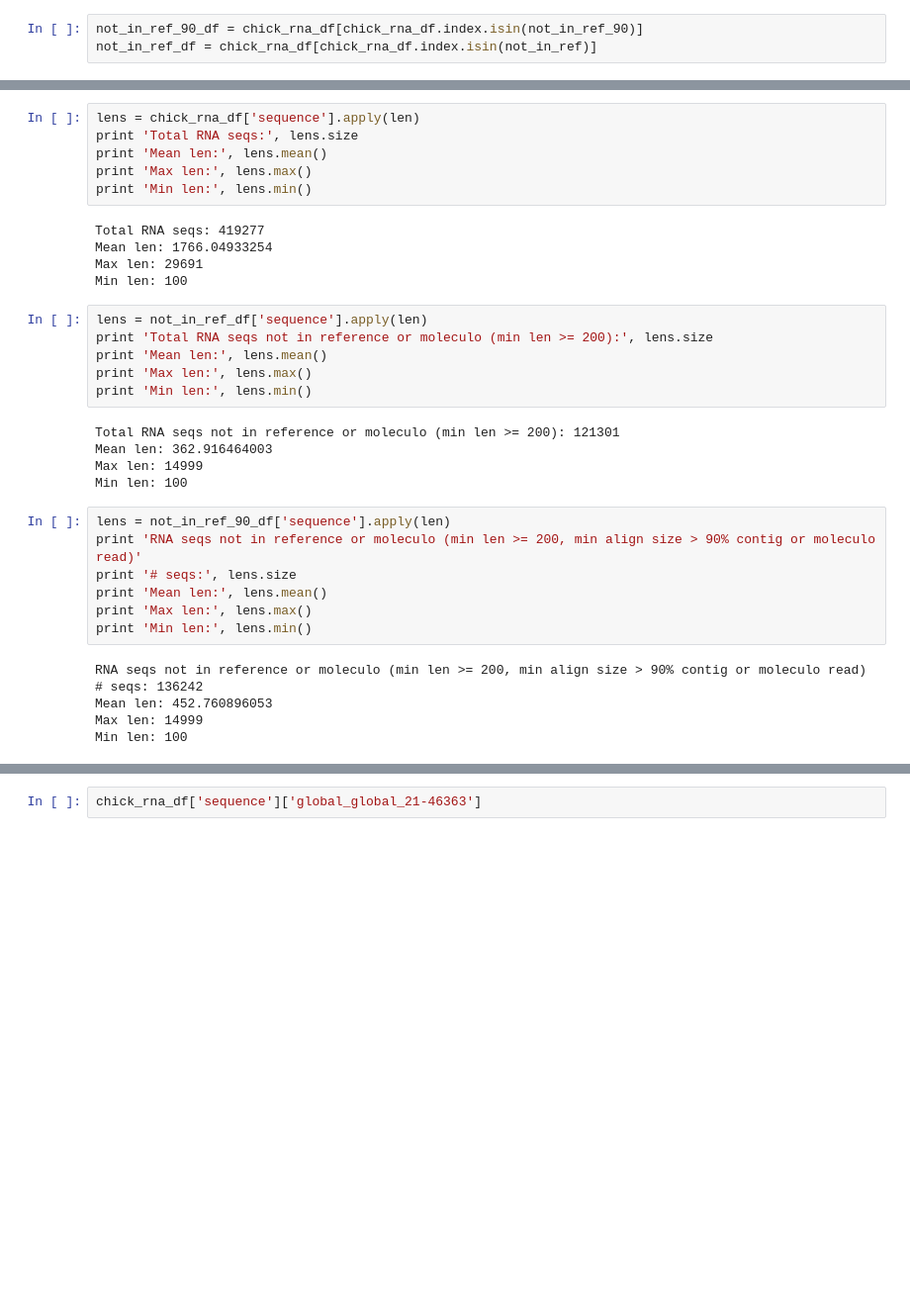
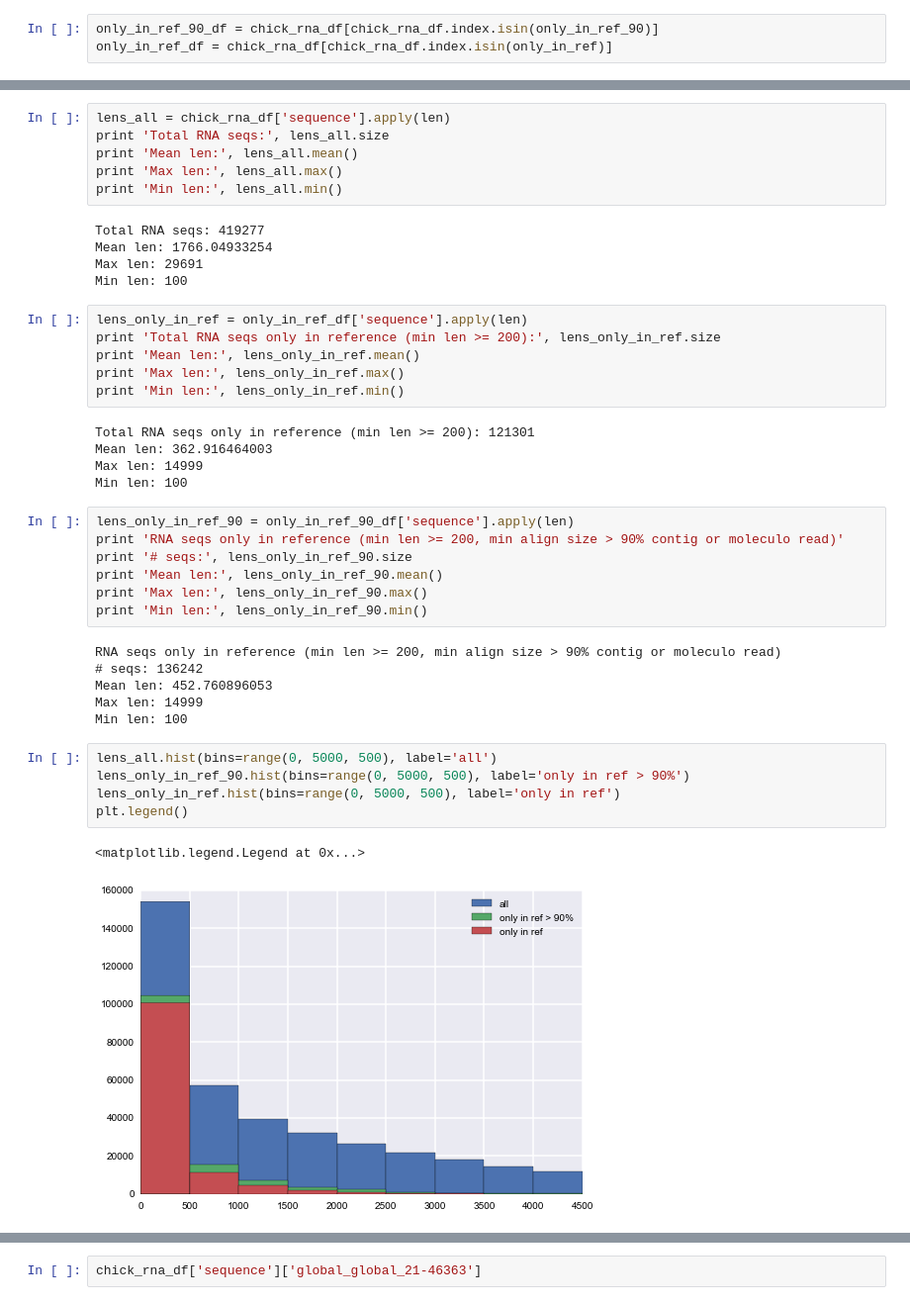
Before and after one commit to luizirber/galGal, a Jupyter notebook: notebooks/Blat.ipynb, the cells around one changed output, grey strips where cells are left out. Shown at 99% size. Saved outputs shown, nothing was run; the diff lists cells and outputs as text; blank space fills up the shorter version.

```diff
--- a/notebooks/Blat.ipynb
+++ b/notebooks/Blat.ipynb
@@ -70,3 +112,3 @@ print len(not_in_ref_90)
 # %%
-not_in_ref_90_df = chick_rna_df[chick_rna_df.index.isin(not_in_ref_90)]
-not_in_ref_df = chick_rna_df[chick_rna_df.index.isin(not_in_ref)]
+only_in_ref_90_df = chick_rna_df[chick_rna_df.index.isin(only_in_ref_90)]
+only_in_ref_df = chick_rna_df[chick_rna_df.index.isin(only_in_ref)]
@@ -77,35 +123,43 @@ True
 # %%
-lens = chick_rna_df['sequence'].apply(len)
-print 'Total RNA seqs:', lens.size
-print 'Mean len:', lens.mean()
-print 'Max len:', lens.max()
-print 'Min len:', lens.min()
+lens_all = chick_rna_df['sequence'].apply(len)
+print 'Total RNA seqs:', lens_all.size
+print 'Mean len:', lens_all.mean()
+print 'Max len:', lens_all.max()
+print 'Min len:', lens_all.min()
 # %% [output]
 Total RNA seqs: 419277
 Mean len: 1766.04933254
 Max len: 29691
 Min len: 100
 # %%
-lens = not_in_ref_df['sequence'].apply(len)
-print 'Total RNA seqs not in reference or moleculo (min len >= 200):', lens.size
-print 'Mean len:', lens.mean()
-print 'Max len:', lens.max()
-print 'Min len:', lens.min()
+lens_only_in_ref = only_in_ref_df['sequence'].apply(len)
+print 'Total RNA seqs only in reference (min len >= 200):', lens_only_in_ref.size
+print 'Mean len:', lens_only_in_ref.mean()
+print 'Max len:', lens_only_in_ref.max()
+print 'Min len:', lens_only_in_ref.min()
 # %% [output]
-Total RNA seqs not in reference or moleculo (min len >= 200): 121301
+Total RNA seqs only in reference (min len >= 200): 121301
 Mean len: 362.916464003
 Max len: 14999
 Min len: 100
 # %%
-lens = not_in_ref_90_df['sequence'].apply(len)
-print 'RNA seqs not in reference or moleculo (min len >= 200, min align size > 90% contig or moleculo read)'
-print '# seqs:', lens.size
-print 'Mean len:', lens.mean()
-print 'Max len:', lens.max()
-print 'Min len:', lens.min()
+lens_only_in_ref_90 = only_in_ref_90_df['sequence'].apply(len)
+print 'RNA seqs only in reference (min len >= 200, min align size > 90% contig or moleculo read)'
+print '# seqs:', lens_only_in_ref_90.size
+print 'Mean len:', lens_only_in_ref_90.mean()
+print 'Max len:', lens_only_in_ref_90.max()
+print 'Min len:', lens_only_in_ref_90.min()
 # %% [output]
-RNA seqs not in reference or moleculo (min len >= 200, min align size > 90% contig or moleculo read)
+RNA seqs only in reference (min len >= 200, min align size > 90% contig or moleculo read)
 # seqs: 136242
 Mean len: 452.760896053
 Max len: 14999
 Min len: 100
+# %%
+lens_all.hist(bins=range(0, 5000, 500), label='all')
+lens_only_in_ref_90.hist(bins=range(0, 5000, 500), label='only in ref > 90%')
+lens_only_in_ref.hist(bins=range(0, 5000, 500), label='only in ref')
+plt.legend()
+# %% [output]
+<matplotlib.legend.Legend at 0x...>
+[figure, added]
```
Also changed, not shown: parts of 23 cells of this notebook, 1 other file.
